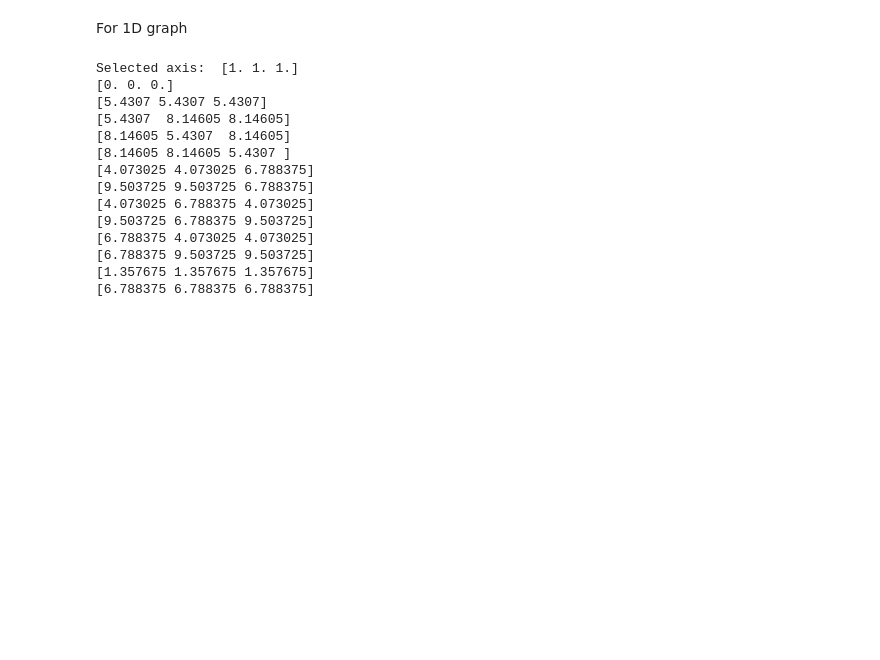
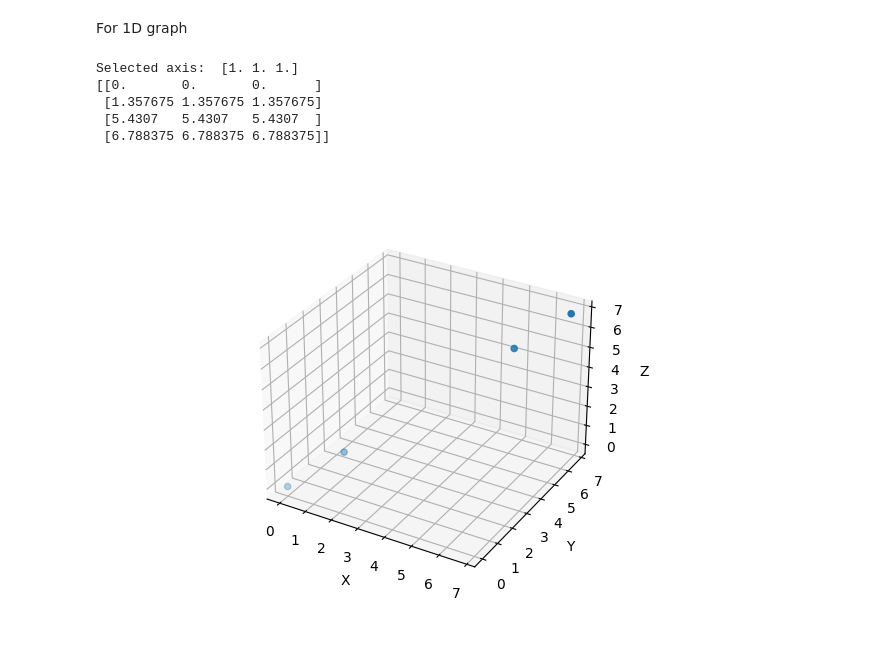
Before and after one commit to Ncanale/Channeling_Potential, a Jupyter notebook: ciftxt_reader.ipynb, the cells around one changed output. Saved outputs shown, nothing was run; the diff lists cells and outputs as text; code cells hidden in the pictures; blank space fills up the shorter version.

```diff
--- a/ciftxt_reader.ipynb
+++ b/ciftxt_reader.ipynb
@@ -508,46 +545,50 @@ print("Selected axis: ", norm_vector*norma)
 l = norm_vector[0]
 m = norm_vector[1]
 n = norm_vector[2]
 # l = norm_vector[0]*norma
 # m = norm_vector[1]*norma
 # n = norm_vector[2]*norma
 
 # for position in positions:
 #     test = punto_su_retta(position[0],position[1],position[2],l,m,n)
 #     if test == True:
 #         print (position)
 
 ## It checks if the scalar product between the axis vector and the position vector is near to 0,##
 ## if it is it means that the two vectors are parallel and so we can look at that atoms ##
 def punto_retta_scalare(v1,r):
     r_norm = np.linalg.norm(r)
     v1_norm = np.linalg.norm(v1)
     # print (round(v1_norm,2))
     # print (round(r_norm,2))
     pr_scalar=np.dot(v1, r)
     # print (pr_scalar, " -- ", v1_norm*r_norm)
-    if abs(pr_scalar - v1_norm*r_norm)<0.5:
+    if abs(pr_scalar - v1_norm*r_norm)<0.2:
         return True
     else:
         return False
-
+pos_ax =[]
 for position in positions:
     test2 = punto_retta_scalare(position,norm_vector*norma)
     if test2 == True:
-        print (position)
+        # print (position)
+        pos_ax.append(position)
         # pass
+pos_ax=np.sort(np.array(pos_ax),0)
+print (pos_ax)
+
+
+fig = plt.figure()
+ax = fig.add_subplot(111, projection='3d')
+ax.scatter(pos_ax[:,0], pos_ax[:,1], pos_ax[:,2])
+ax.set_xlabel('X')
+ax.set_ylabel('Y')
+ax.set_zlabel('Z')
+plt.show()
 # %% [output]
 Selected axis:  [1. 1. 1.]
-[0. 0. 0.]
-[5.4307 5.4307 5.4307]
-[5.4307  8.14605 8.14605]
-[8.14605 5.4307  8.14605]
-[8.14605 8.14605 5.4307 ]
-[4.073025 4.073025 6.788375]
-[9.503725 9.503725 6.788375]
-[4.073025 6.788375 4.073025]
-[9.503725 6.788375 9.503725]
-[6.788375 4.073025 4.073025]
-[6.788375 9.503725 9.503725]
-[1.357675 1.357675 1.357675]
-[6.788375 6.788375 6.788375]
+[[0.       0.       0.      ]
+ [1.357675 1.357675 1.357675]
+ [5.4307   5.4307   5.4307  ]
+ [6.788375 6.788375 6.788375]]
+[figure, added]
```
Also changed, not shown: parts of 8 cells of this notebook.
